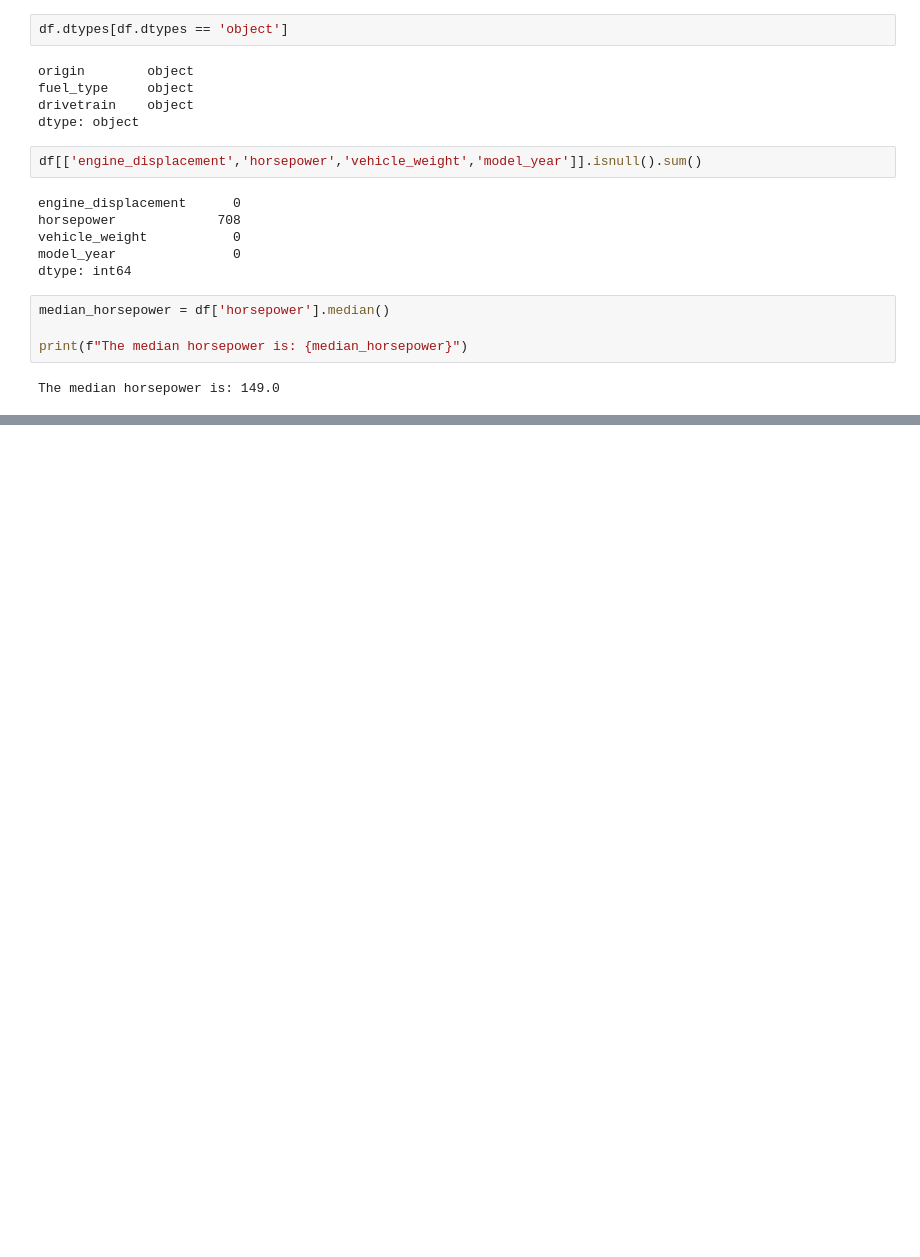
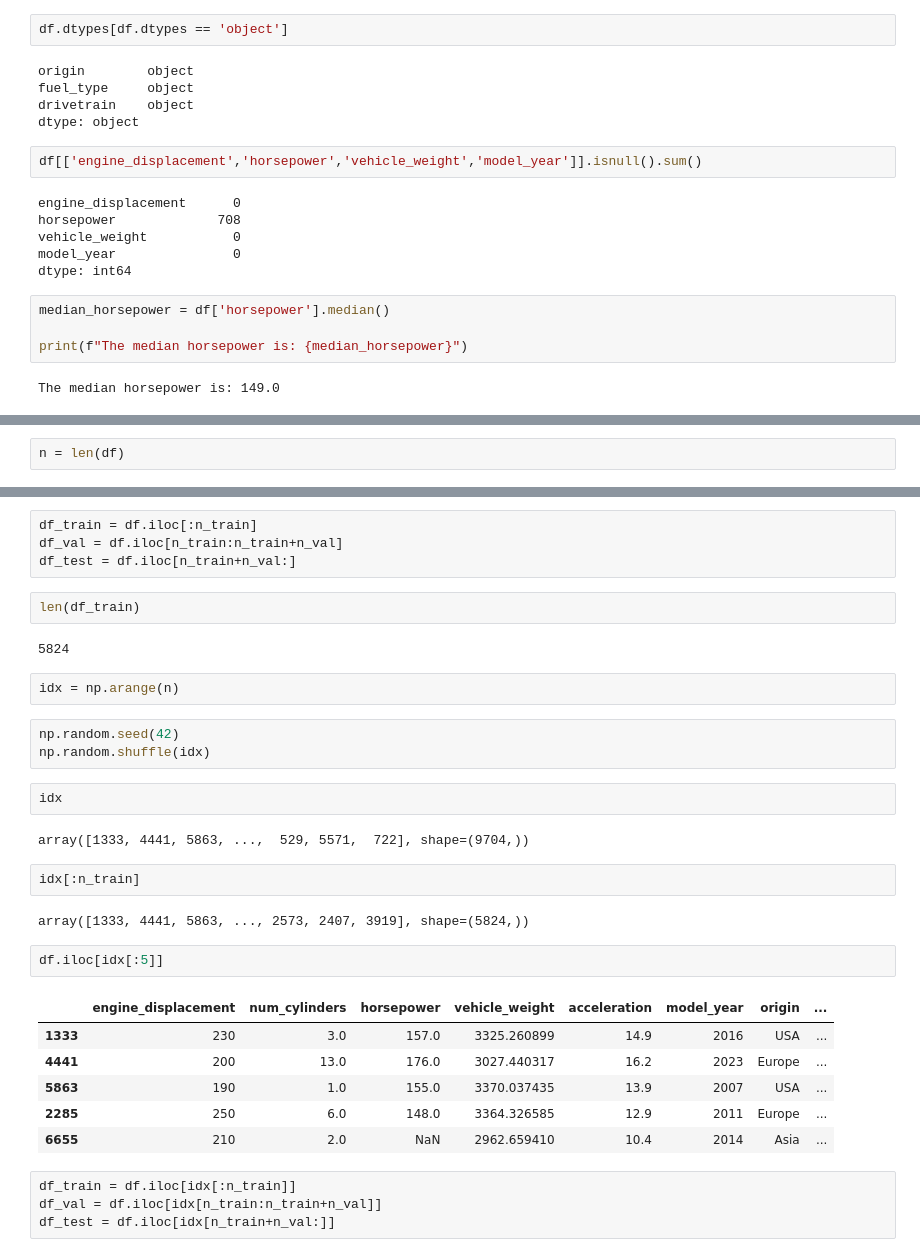
Before and after one commit to Krishnakanth834/machine-learning-zoomcamp-homework, a Jupyter notebook: 02-regression/homework.ipynb, the cells around one changed output, grey strips where cells are left out. Cells and saved outputs as stored; diff of their text form; blank space fills up the shorter version.

```diff
--- a/02-regression/homework.ipynb
+++ b/02-regression/homework.ipynb
@@ -68,0 +95,2 @@ sbn.histplot(df.fuel_efficiency_mpg[df.fuel_efficiency_mpg < 25], bins = 50)
+# %%
+n = len(df)
@@ -68,0 +117,34 @@ sbn.histplot(df.fuel_efficiency_mpg[df.fuel_efficiency_mpg < 25], bins = 50)
+# %%
+df_train = df.iloc[:n_train]
+df_val = df.iloc[n_train:n_train+n_val]
+df_test = df.iloc[n_train+n_val:]
+# %%
+len(df_train)
+# %% [output]
+5824
+# %%
+idx = np.arange(n)
+# %%
+np.random.seed(42)
+np.random.shuffle(idx)
+# %%
+idx
+# %% [output]
+array([1333, 4441, 5863, ...,  529, 5571,  722], shape=(9704,))
+# %%
+idx[:n_train]
+# %% [output]
+array([1333, 4441, 5863, ..., 2573, 2407, 3919], shape=(5824,))
+# %%
+df.iloc[idx[:5]]
+# %% [output]
+|  | engine_displacement | num_cylinders | horsepower | vehicle_weight | acceleration | model_year | origin | ... |
+| 1333 | 230 | 3.0 | 157.0 | 3325.260899 | 14.9 | 2016 | USA | ... |
+| 4441 | 200 | 13.0 | 176.0 | 3027.440317 | 16.2 | 2023 | Europe | ... |
+| 5863 | 190 | 1.0 | 155.0 | 3370.037435 | 13.9 | 2007 | USA | ... |
+| 2285 | 250 | 6.0 | 148.0 | 3364.326585 | 12.9 | 2011 | Europe | ... |
+| 6655 | 210 | 2.0 | NaN | 2962.659410 | 10.4 | 2014 | Asia | ... |
+# %%
+df_train = df.iloc[idx[:n_train]]
+df_val = df.iloc[idx[n_train:n_train+n_val]]
+df_test = df.iloc[idx[n_train+n_val:]]
```
Also changed, not shown: parts of 9 cells of this notebook.
